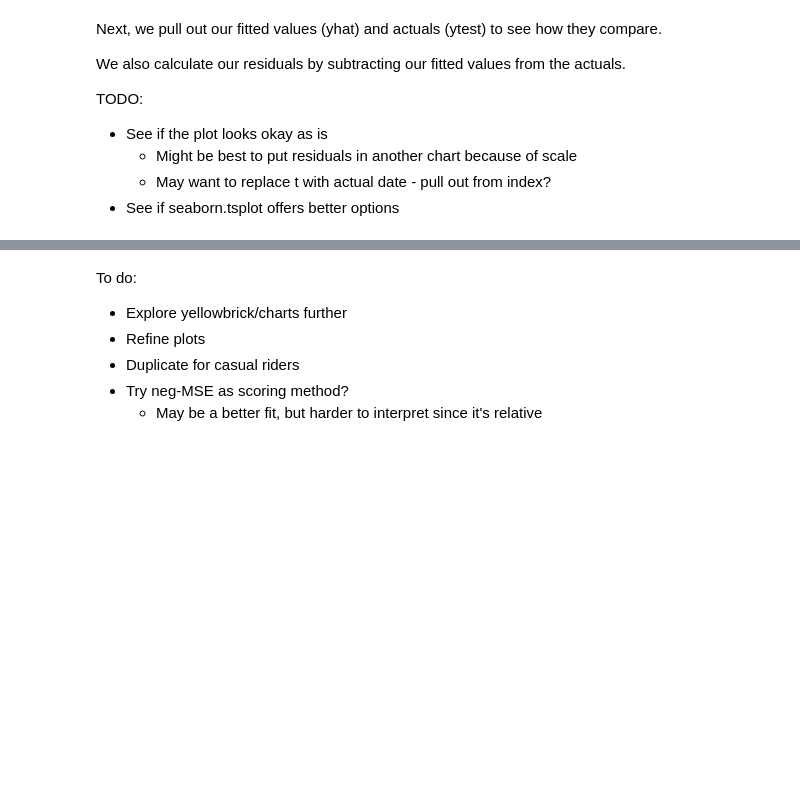
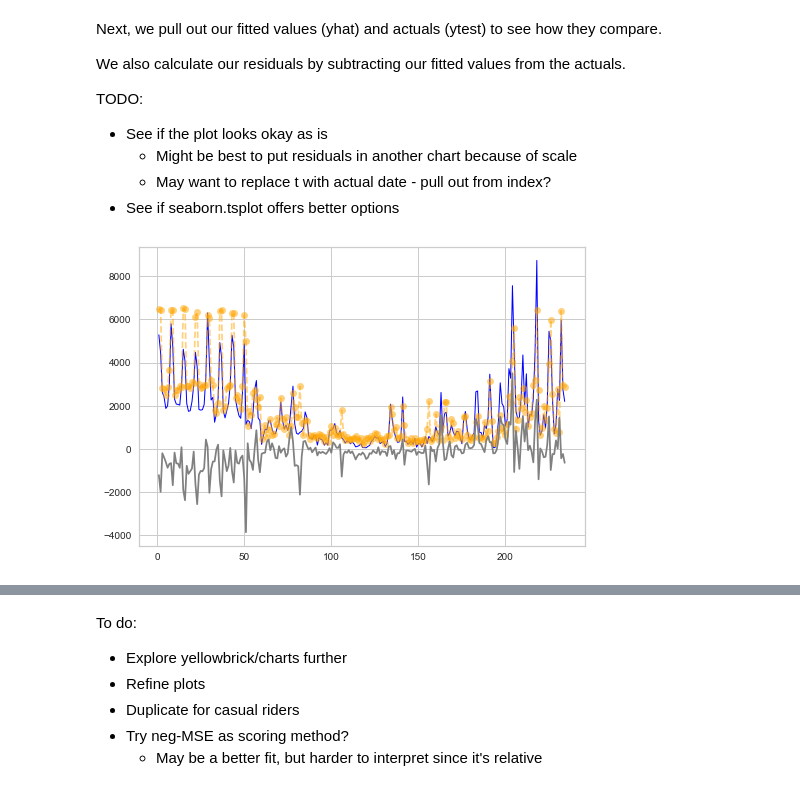
Before and after one commit to noahnewberger/Bikeshare-DC, a Jupyter notebook: machine_learning/rf_model_casual.ipynb, the cells around one changed output, grey strips where cells are left out. Drawn from its saved outputs; the diff is of its cells as text; code cells hidden in the pictures; blank space fills up the shorter version.

```diff
--- a/machine_learning/rf_model_casual.ipynb
+++ b/machine_learning/rf_model_casual.ipynb
@@ -535,18 +626,20 @@ TODO:
 # %%
 import matplotlib.pyplot as plt
 
 rf_best.fit(Xtrain, ytrain)
 
 yhat = rf_best.predict(Xtest)
 resid = ytest - yhat
 
 data = pd.DataFrame({'t': range(1, len(yhat) + 1),
                      'ytest': ytest,
                      'yhat': yhat,
                      'resid': resid})
 
-plt.plot('t', 'ytest', data=data, marker='', color='blue', linewidth=1, label='actual')
-plt.plot('t', 'yhat', data=data, marker='', color='orange', linestyle='dashed', label='predicted')
-plt.plot('t', 'resid', data=data, marker='', color='gray')
+plt.plot('t', 'ytest', data=data, color='blue', linewidth=1, label='actual')
+plt.plot('t', 'yhat', data=data, color='orange', linestyle='dashed', label='predicted')
+plt.plot('t', 'resid', data=data, color='gray')
 plt.show()
+# %% [output]
+[figure, added]
 # %%
```
Also changed, not shown: parts of 19 cells of this notebook.
